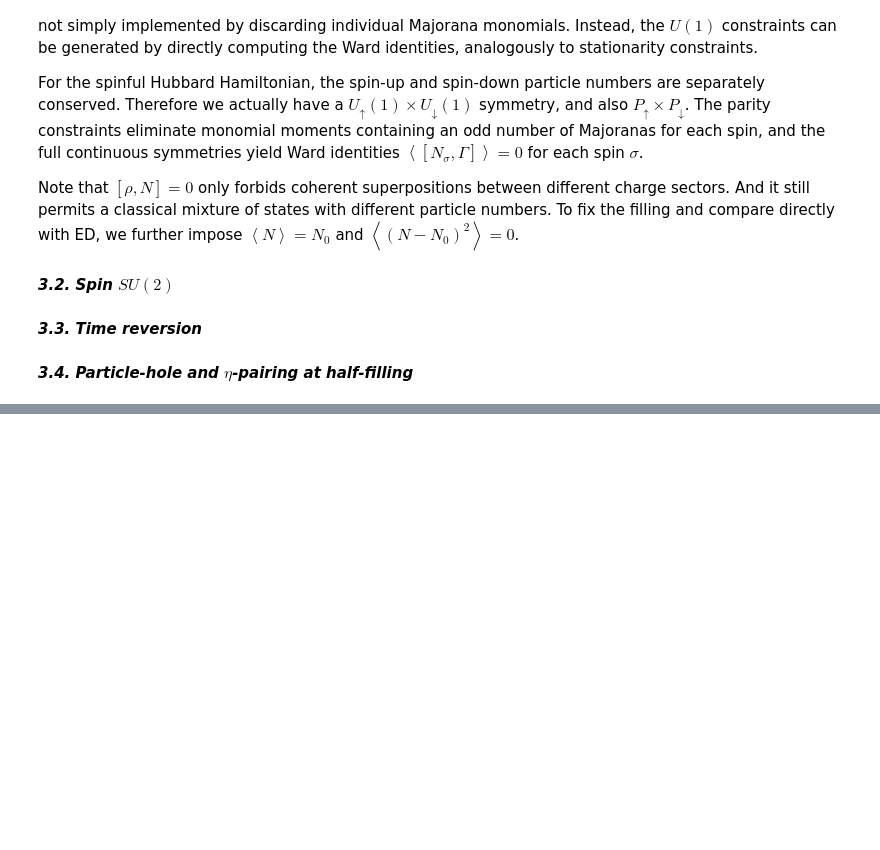
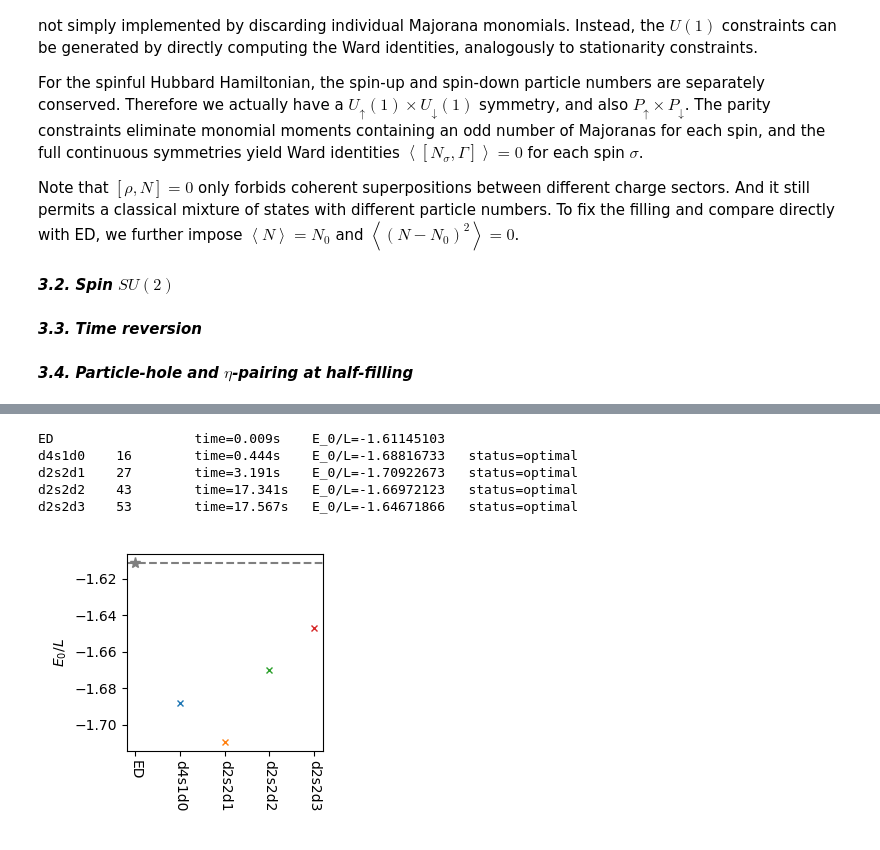
Before and after one commit to JefferyWangSH/QMBBoot-NGA, a Jupyter notebook: note.ipynb, the cells around one changed output, grey strips where cells are left out. Saved outputs shown, nothing was run; the diff lists cells and outputs as text; code cells hidden in the pictures; blank space fills up the shorter version.

```diff
--- a/note.ipynb
+++ b/note.ipynb
@@ -297,0 +301,79 @@ Note that $[\rho,N]=0$ only forbids coherent superpositions between different ch
+# %%
+%reset -f
+from ed.hubbard import gs as ed_gs
+from hubbard.hubbard import HubbardParams, HubbardCompiler, load_basis_reprs
+from sdp import SDPSolver
+
+import time
+import warnings; warnings.filterwarnings('ignore')
+import matplotlib.pyplot as plt
+%matplotlib widget
+
+def bootstrap_gs(params, basis_reprs, eps=1e-4, max_iters=5000):
+    compiler = HubbardCompiler(params)
+    compiler.compile(basis_reprs)
+    solver = SDPSolver()
+    solver.build(compiler.sdp_data())
+    value = solver.solve(solver='SCS', eps=eps, max_iters=max_iters)
+    return value, compiler.summary(), solver.summary()
+
+
+L = 6
+t = 1.
+U = 4.
+n_particles = L
+params = HubbardParams(L=L, t=t, U=U, n_particles=n_particles)
+
+bases = {
+    'd4s1d0': load_basis_reprs(L, max_degree=4, max_support=1, max_diameter=0),
+    'd2s2d1': load_basis_reprs(L, max_degree=2, max_support=2, max_diameter=1),
+    'd2s2d2': load_basis_reprs(L, max_degree=2, max_support=2, max_diameter=2),
+    'd2s2d3': load_basis_reprs(L, max_degree=2, max_support=2, max_diameter=3),
+}
+eps = 1e-4
+max_iters = 5_000
+
+fig, ax = plt.subplots(1, 1, figsize=(3,3))
+
+t0 = time.perf_counter()
+e0 = ed_gs(L, t=t, U=U, n_particles=n_particles)
+dt = time.perf_counter() - t0
+print(
+    f'{"ED":<10s}'
+    f'{"":<10s}'
+    f'{f"time={dt:.3f}s":<15s}'
+    f'{f"E_0/L={e0/L:.8f}":<15s}'
+)
+ax.plot(['ED'], [e0/L], marker='*', markersize=8, color='tab:grey')
+ax.axhline(y=e0/L, color='tab:grey', linestyle='dashed')
+
+for name, basis_reprs in bases.items():
+    t0 = time.perf_counter()
+    print(
+        f'{name:<10s}'
+        f'{len(basis_reprs):<10d}',
+        end=''
+    )
+    e0_lower, compiler_summary, solver_summary = bootstrap_gs(
+        params, basis_reprs, eps=eps, max_iters=max_iters,
+    )
+    dt = time.perf_counter() - t0
+    print(
+        f'{f"time={dt:.3f}s":<15s}'
+        f'{f"E_0/L={e0_lower/L:.8f}":<20s}'
+        f'{f"status={solver_summary['status']}":<15s}'
+    )
+    ax.plot([name], [e0_lower/L], marker='x', markersize=5, markerfacecolor='none')
+
+ax.tick_params(axis='x', labelrotation=270)
+ax.set_ylabel(r'$E_0/L$')
+
+ax.set_box_aspect(1)
+fig.tight_layout()
+# %% [output]
+ED                  time=0.009s    E_0/L=-1.61145103
+d4s1d0    16        time=0.444s    E_0/L=-1.68816733   status=optimal
+d2s2d1    27        time=3.191s    E_0/L=-1.70922673   status=optimal
+d2s2d2    43        time=17.341s   E_0/L=-1.66972123   status=optimal
+d2s2d3    53        time=17.567s   E_0/L=-1.64671866   status=optimal
+[figure, added]
```
Also changed, not shown: parts of 2 cells of this notebook, 5 other files.
